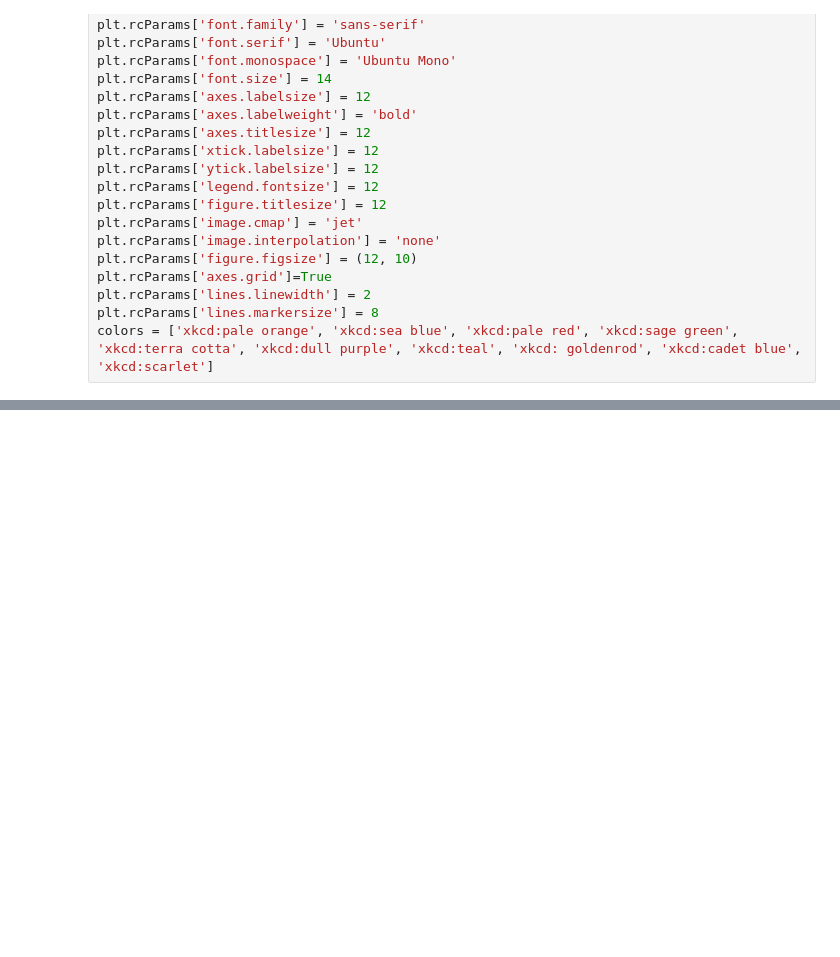
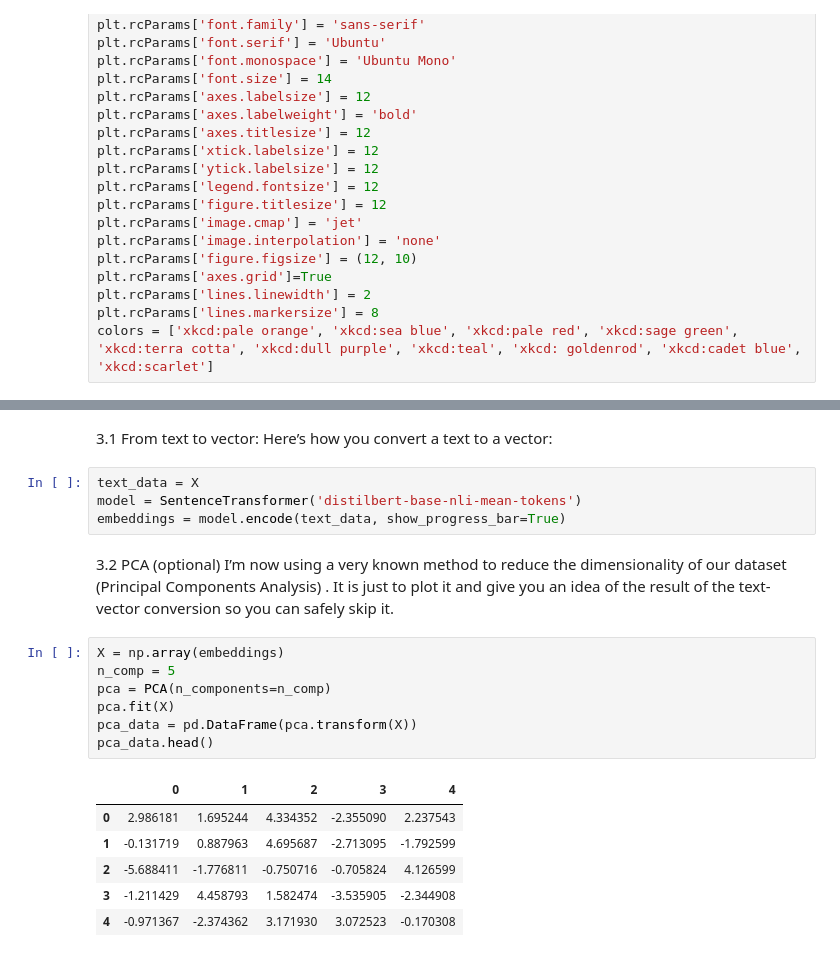
Before and after one commit to roapple10/Content-based-recommender-system, a Jupyter notebook: Content_based_recommender_system.ipynb, the cells around one changed output, grey strips where cells are left out. Cells and saved outputs as stored; diff of their text form; blank space fills up the shorter version.

```diff
--- a/Content_based_recommender_system.ipynb
+++ b/Content_based_recommender_system.ipynb
@@ -35,0 +58,24 @@ colors = ['xkcd:pale orange', 'xkcd:sea blue', 'xkcd:pale red', 'xkcd:sage green
+# %% [markdown]
+3.1 From text to vector:
+Here’s how you convert a text to a vector:
+# %%
+text_data = X
+model = SentenceTransformer('distilbert-base-nli-mean-tokens')
+embeddings = model.encode(text_data, show_progress_bar=True)
+# %% [markdown]
+3.2 PCA (optional)
+I’m now using a very known method to reduce the dimensionality of our dataset (Principal Components Analysis) . It is just to plot it and give you an idea of the result of the text-vector conversion so you can safely skip it.
+# %%
+X = np.array(embeddings)
+n_comp = 5
+pca = PCA(n_components=n_comp)
+pca.fit(X)
+pca_data = pd.DataFrame(pca.transform(X))
+pca_data.head()
+# %% [output]
+|  | 0 | 1 | 2 | 3 | 4 |
+| 0 | 2.986181 | 1.695244 | 4.334352 | -2.355090 | 2.237543 |
+| 1 | -0.131719 | 0.887963 | 4.695687 | -2.713095 | -1.792599 |
+| 2 | -5.688411 | -1.776811 | -0.750716 | -0.705824 | 4.126599 |
+| 3 | -1.211429 | 4.458793 | 1.582474 | -3.535905 | -2.344908 |
+| 4 | -0.971367 | -2.374362 | 3.171930 | 3.072523 | -0.170308 |
```
Also changed, not shown: parts of 15 cells of this notebook.
